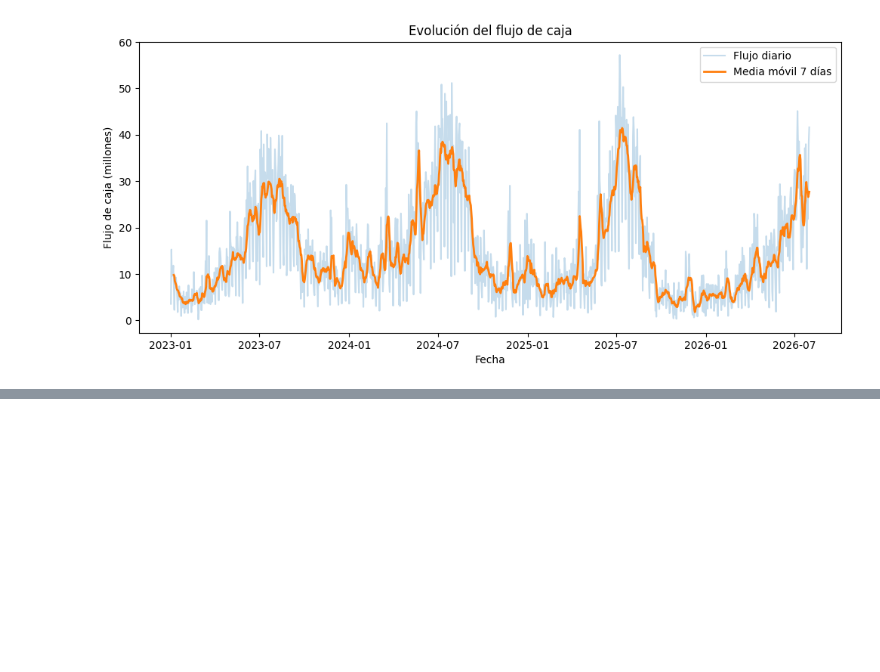
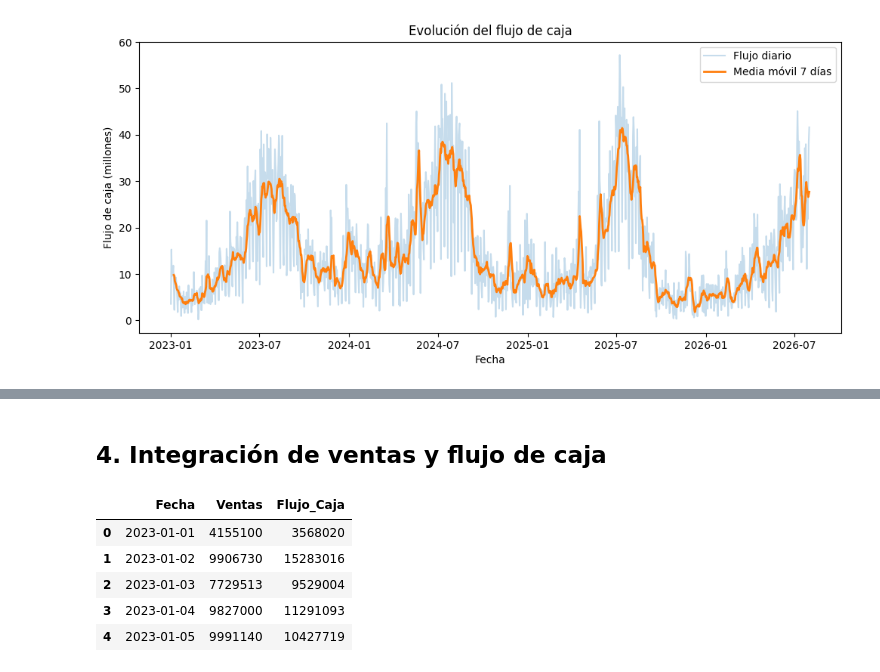
Before and after one commit to Vyena/ml_finance_teixeiradossantos, a Jupyter notebook: notebooks/Proyecto final/proyecto_flujo_caja.ipynb, the cells around one changed output, grey strips where cells are left out. Saved outputs shown, nothing was run; the diff lists cells and outputs as text; code cells hidden in the pictures; blank space fills up the shorter version.

```diff
--- a/notebooks/Proyecto final/proyecto_flujo_caja.ipynb
+++ b/notebooks/Proyecto final/proyecto_flujo_caja.ipynb
@@ -224,6 +225,12 @@ Días faltantes: 0
 # %% [markdown]
 ### Evolución del flujo de caja
 # %%
+# Media móvil de 7 días
+flujo_diario["Media_7d"] = (
+    flujo_diario["Flujo_Caja"]
+    .rolling(window=7)
+    .mean()
+)
 from matplotlib.ticker import FuncFormatter
 
 plt.figure(figsize=(12, 5))
@@ -255,0 +297,26 @@ plt.show()
+# %%
+estados_validos = [
+    "Confirmado",
+    "Reservado",
+    "No Show",
+    "Realizado"
+]
+
+df_ventas_validas = df_ventas[
+    df_ventas["Estado"].isin(estados_validos)
+].copy()
+
+ventas_diarias = (
+    df_ventas_validas
+    .groupby("Fecha Venta", as_index=False)["Monto_Total_Num"]
+    .sum()
+    .rename(columns={
+        "Fecha Venta": "Fecha",
+        "Monto_Total_Num": "Ventas"
+    })
+)
+
+display(ventas_diarias.head())
+
+print("Período:", ventas_diarias["Fecha"].min(), "a", ventas_diarias["Fecha"].max())
+print("Días con ventas:", ventas_diarias["Fecha"].nunique())
@@ -255,0 +332,21 @@ plt.show()
+# %% [markdown]
+## 4. Integración de ventas y flujo de caja
+# %%
+df_diario = pd.merge(
+    ventas_diarias,
+    flujo_diario[["Fecha", "Flujo_Caja"]],
+    on="Fecha",
+    how="inner"
+)
+
+display(df_diario.head())
+
+print("Dimensión:", df_diario.shape)
+print("Período:", df_diario["Fecha"].min(), "a", df_diario["Fecha"].max())
+# %% [output]
+|  | Fecha | Ventas | Flujo_Caja |
+| 0 | 2023-01-01 | 4155100 | 3568020 |
+| 1 | 2023-01-02 | 9906730 | 15283016 |
+| 2 | 2023-01-03 | 7729513 | 9529004 |
+| 3 | 2023-01-04 | 9827000 | 11291093 |
+| 4 | 2023-01-05 | 9991140 | 10427719 |
```
Also changed, not shown: parts of 19 cells of this notebook.
